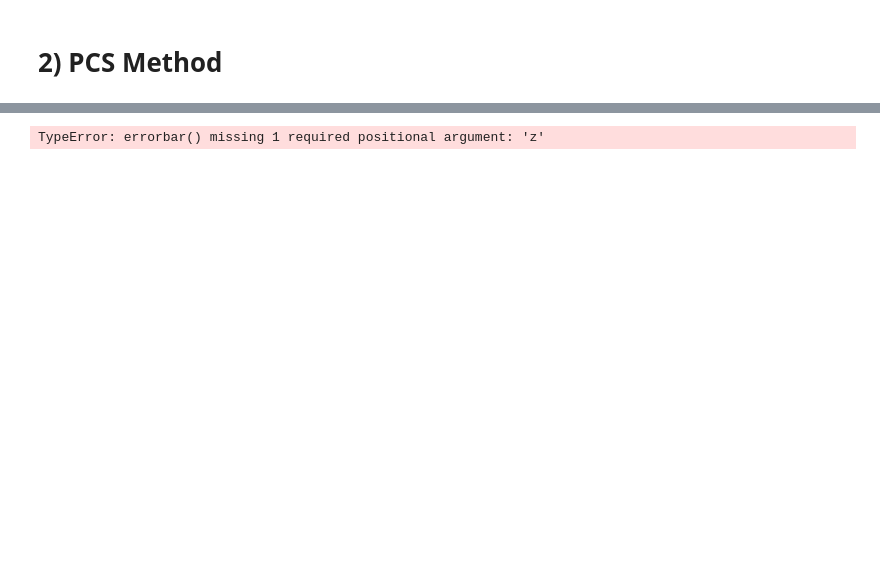
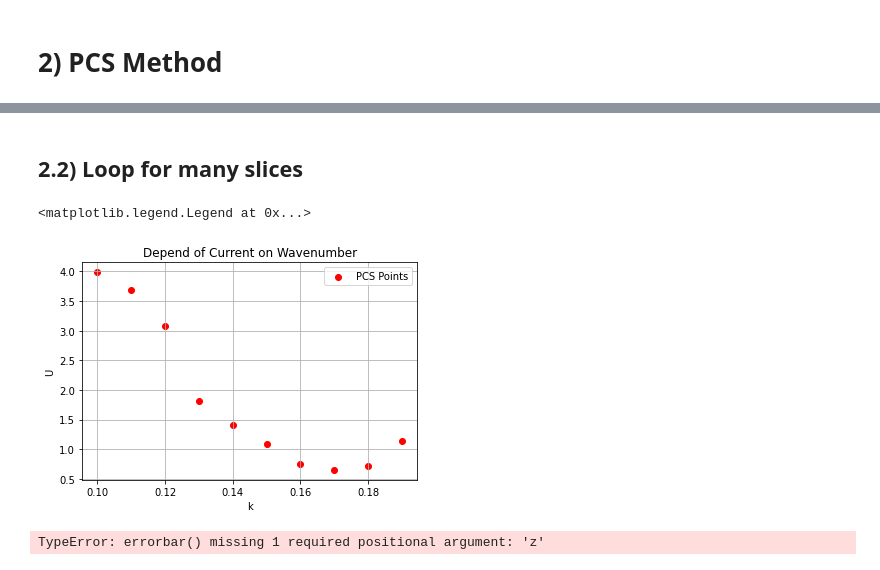
Before and after one commit to joeyanderson1/4th-Year-Thesis, a Jupyter notebook: Triplet Method - Ellipse Fit .ipynb, the cells around one changed output, grey strips where cells are left out. Saved outputs shown, nothing was run; the diff lists cells and outputs as text; code cells hidden in the pictures; blank space fills up the shorter version.

Commit message:
Ellipse fitting loop - rough velocities calculated
Ellipse fitting loop - rough velocities calculated

```diff
--- a/Triplet Method - Ellipse Fit .ipynb
+++ b/Triplet Method - Ellipse Fit .ipynb
@@ -396,0 +399,6 @@ a_opt
+# %% [markdown]
+## 2.2) Loop for many slices
+# %%
+kx_triplets = np.concatenate(all_ellipse_x)
+ky_triplets = np.concatenate(all_ellipse_y)
+w_triplets = np.repeat(w_values, [len(arr) for arr in all_ellipse_x])
@@ -397,3 +446,15 @@ a_opt
+# %%
+plt.scatter(cut_k_array, U_array, color = 'red', label = 'PCS Points')
+
+plt.xlabel("k")
+plt.ylabel("U")
+plt.title("Depend of Current on Wavenumber")
+plt.grid(True)
+plt.legend()
+#plt.ylim(0, 1.1)
+# %% [output]
+<matplotlib.legend.Legend at 0x...>
+[figure, added]
 # %%
 def felip(x, a, b):
     return np.sqrt(np.abs(b**2 * (1-(x**2)/(b**2))))
```
Also changed, not shown: parts of 11 cells of this notebook.
